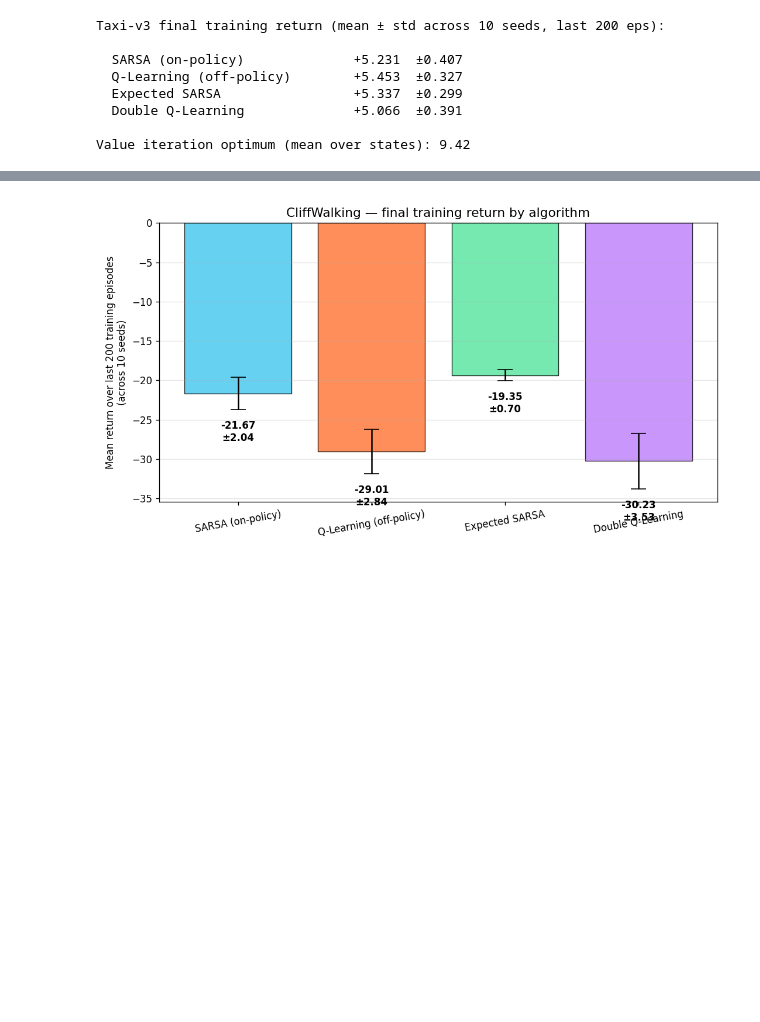
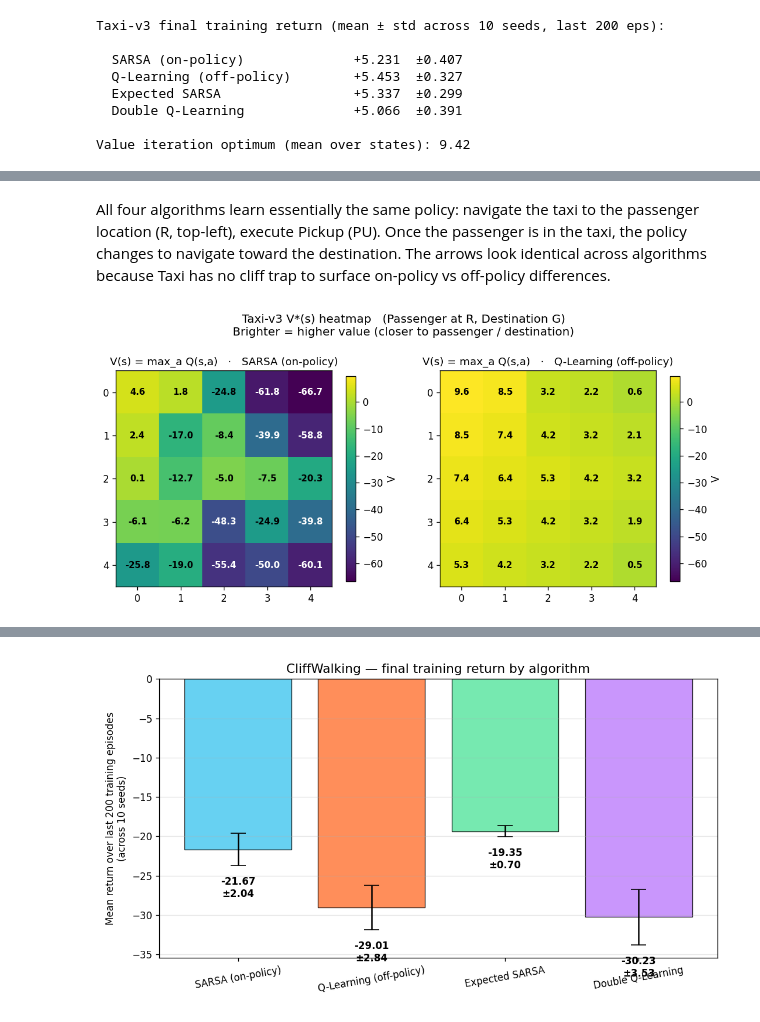
Before and after one commit to bendervintimilla/homeworkemerginmarkets, a Jupyter notebook: hw2_sarsa_qlearning/Assignment2_Juan_Vintimilla.ipynb, the cells around one changed output, grey strips where cells are left out. Cells and saved outputs as stored; diff of their text form; code cells hidden in the pictures; blank space fills up the shorter version.

```diff
--- a/hw2_sarsa_qlearning/Assignment2_Juan_Vintimilla.ipynb
+++ b/hw2_sarsa_qlearning/Assignment2_Juan_Vintimilla.ipynb
@@ -207,0 +302,10 @@ episode 10k.
+# %% [markdown]
+All four algorithms learn essentially the same policy: navigate the
+taxi to the passenger location (R, top-left), execute Pickup (PU). Once
+the passenger is in the taxi, the policy changes to navigate toward the
+destination. The arrows look identical across algorithms because Taxi has
+no cliff trap to surface on-policy vs off-policy differences.
+# %%
+Image(filename=str(ASSETS / 'taxi_q_heatmap.png'))
+# %% [output]
+[figure, added]
```
Also changed, not shown: parts of 47 cells of this notebook, 33 other files.
